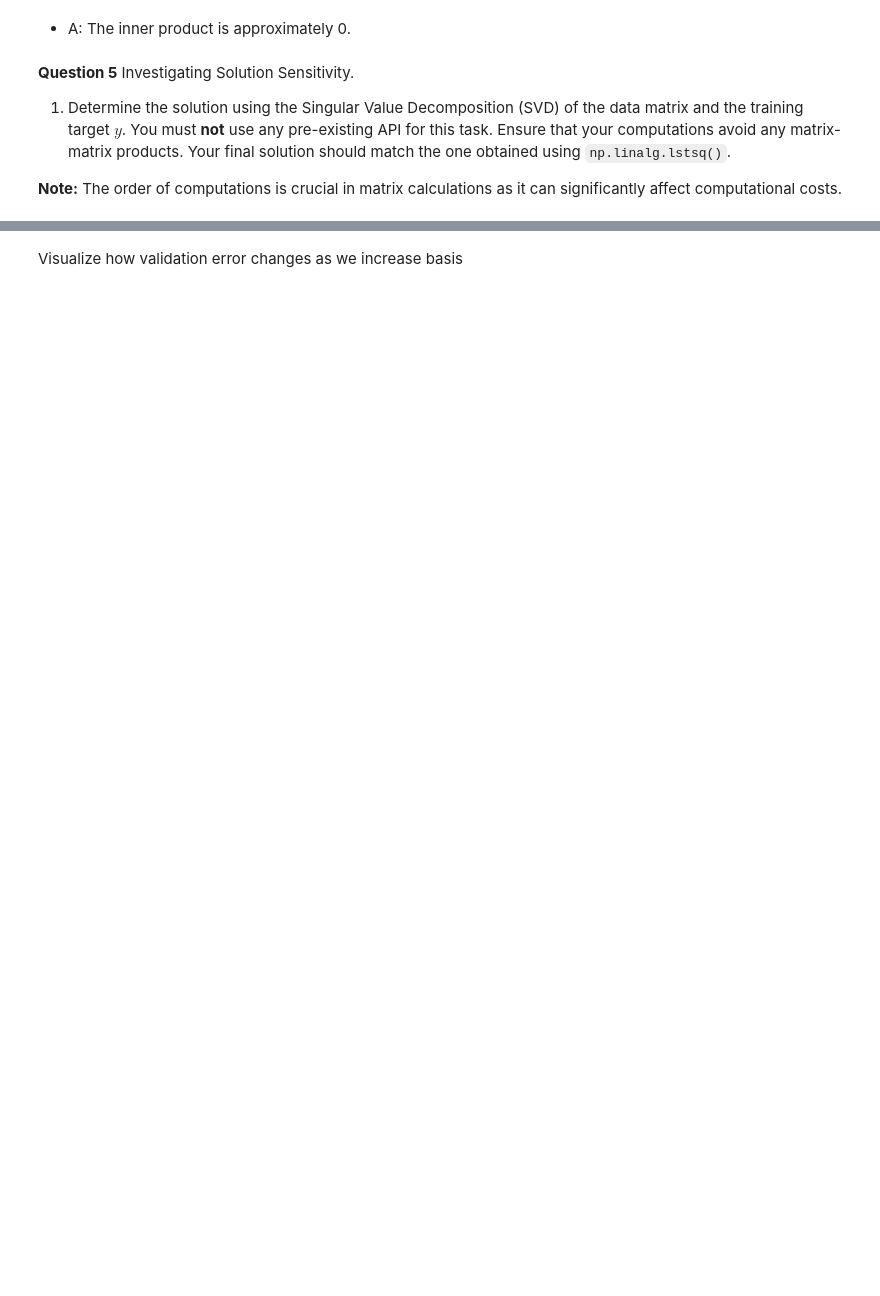
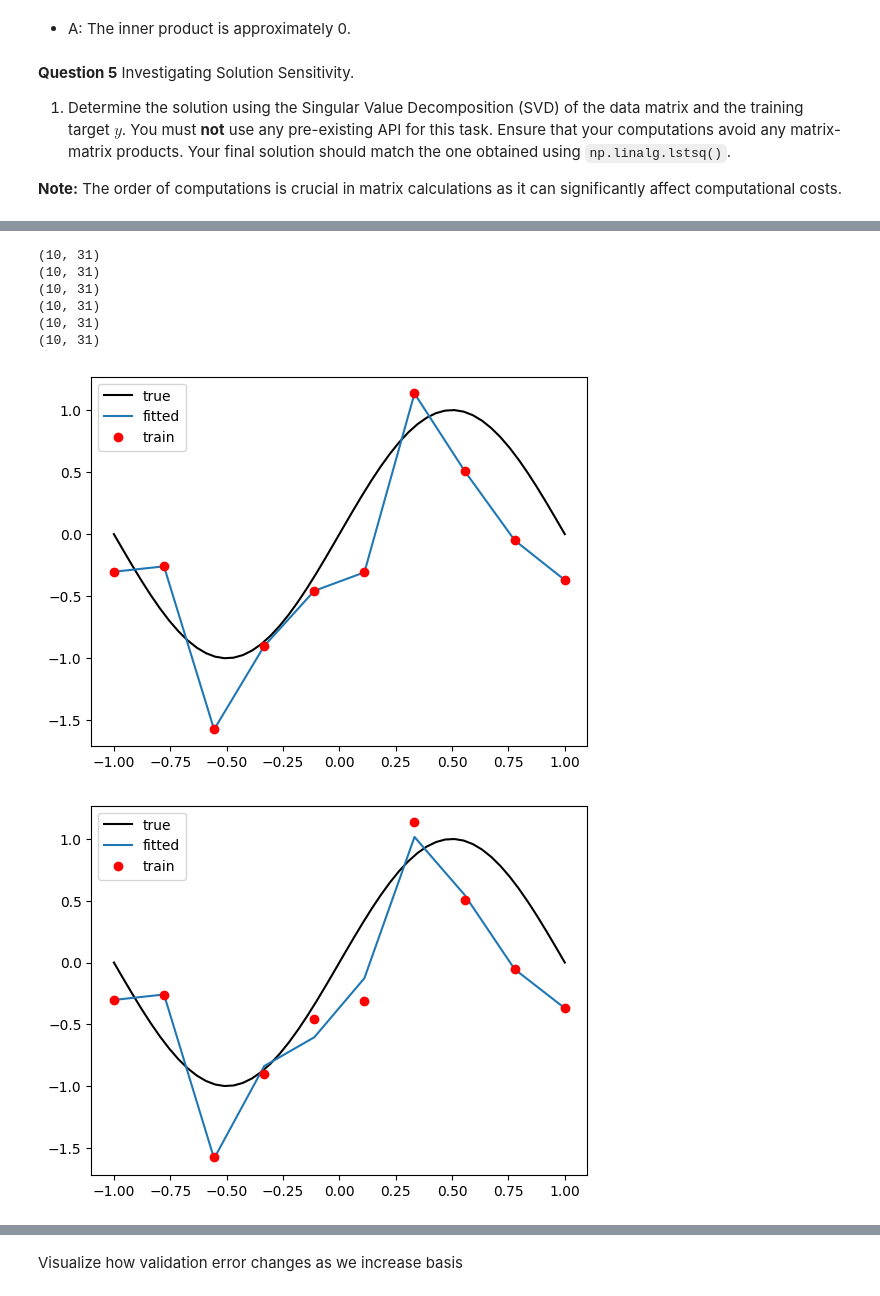
Before and after one commit to fuwentay/AIML-CWM, a Jupyter notebook: Part I - Regression & Classification linear models/ex1_Regression_conti.ipynb, the cells around one changed output, grey strips where cells are left out. Saved outputs shown, nothing was run; the diff lists cells and outputs as text; code cells hidden in the pictures; blank space fills up the shorter version.

```diff
--- a/Part I - Regression & Classification linear models/ex1_Regression_conti.ipynb
+++ b/Part I - Regression & Classification linear models/ex1_Regression_conti.ipynb
@@ -235,0 +271,72 @@ plt.legend()
+# %%
+def get_sensi(theta, xtilde):
+  yhat_orig = xtilde@theta
+  yhat_p = (xtilde+np.random.normal(0., 0.2, xtilde.shape))@theta
+  return np.linalg.norm(yhat_p-yhat_orig)/np.linalg.norm(yhat_orig)
+
+np.random.seed(0)
+error_val= []
+error_train = []
+sensi = []
+
+# try increasing number of basis
+reglist = [0.0, 0.00001, 0.0001, 0.001, 0.01, 0.1]
+for reg in reglist:
+  plt.figure()
+
+  # always show the true function
+  # plot the true function
+  plt.plot(np.linspace(-1,1,50), np.sin(2*pi*.5*np.linspace(-1,1,50)), 'black', label='true')
+
+  M = 30
+  basis = np.arange(M+1)
+  X = x[:, np.newaxis]**basis[np.newaxis, :]
+  print(X.shape)
+
+  theta = np.linalg.solve(X.T@X + reg*np.eye(X.shape[1]), X.T@y)
+
+  yhat = X@theta
+  # plot the fitted function
+  plt.plot(x,yhat, label='fitted')
+
+  # plot the train and validation data
+  plt.plot(x,y,'ro', label='train')
+
+  # show labels
+  plt.legend()
+
+  # compute val error and train error
+  Xv = xv[:, np.newaxis]**basis[np.newaxis, :]
+  yhat_val = Xv@theta
+  error = np.sum((yv - yhat_val)**2)
+  error_t = np.sum((y - yhat)**2)
+
+  error_val.append(error)
+  error_train.append(error_t)
+
+  # Calculate sensitivity
+  sensi_val = get_sensi(theta, X)
+  sensi.append(sensi_val)
+
+plt.figure()
+
+plt.plot(error_val, label='val-err')
+plt.plot(error_train, label='train-err')
+plt.legend()
+
+# Plot the sensitivity
+plt.figure()
+plt.plot(reglist, sensi, label='sensitivity')
+plt.xlabel('Regularization Parameter')
+plt.ylabel('Sensitivity')
+plt.legend()
+plt.show()
+# %% [output]
+(10, 31)
+(10, 31)
+(10, 31)
+(10, 31)
+(10, 31)
+(10, 31)
+[figure, added]
+[figure, added]
```
Also changed, not shown: parts of 11 cells of this notebook, 2 other files.
